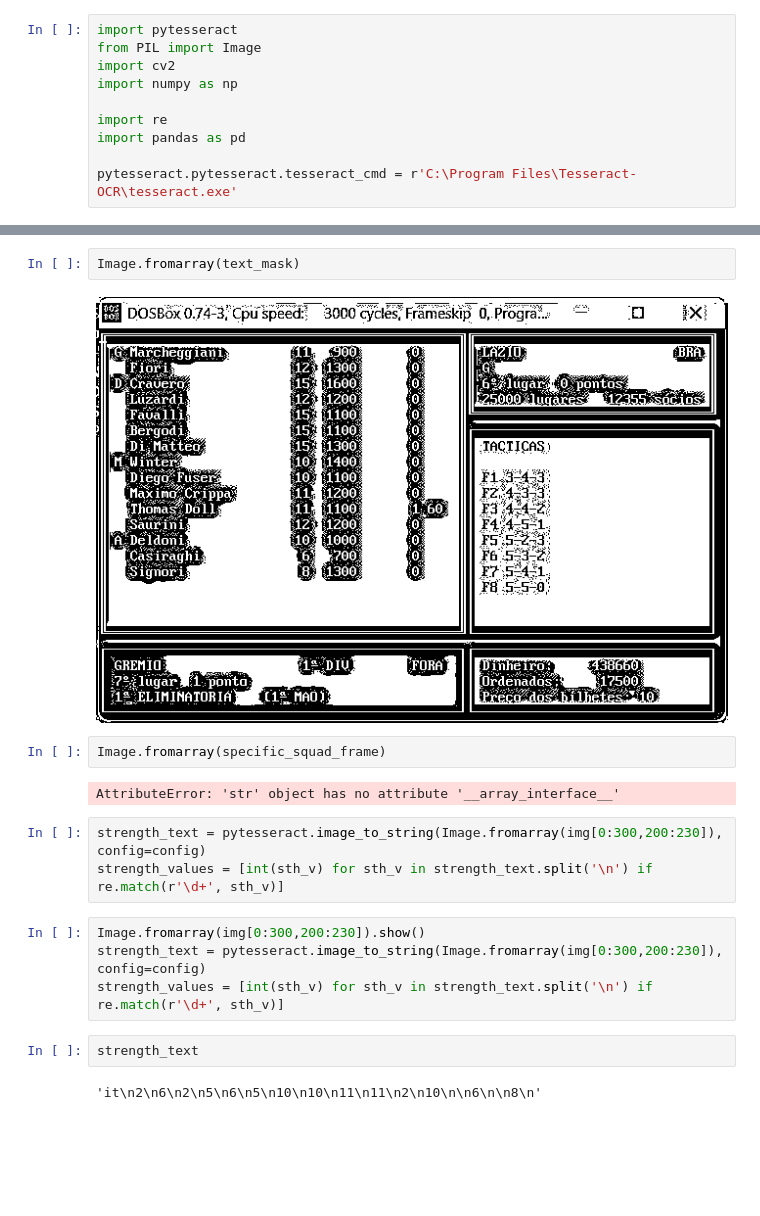
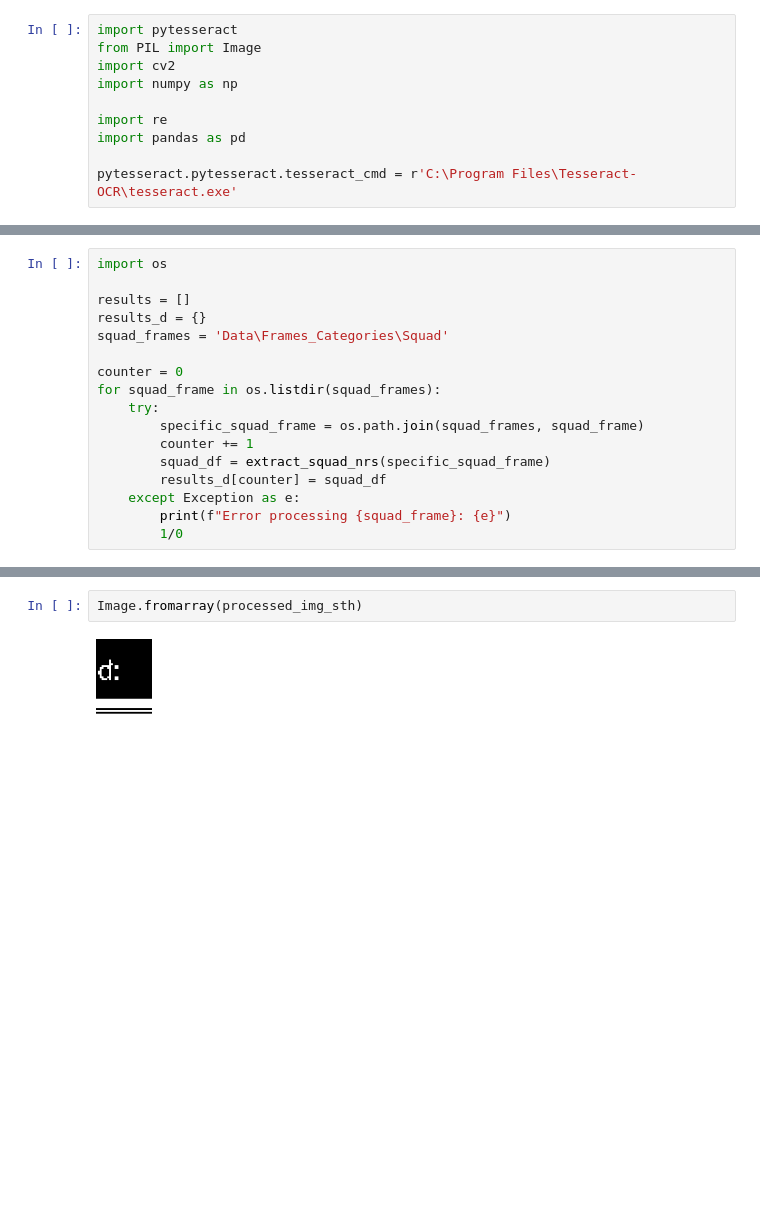
Before and after one commit to elconejo8/Elifoot, a Jupyter notebook: frame_info_extraction.ipynb, the cells around one changed output, grey strips where cells are left out. Drawn from its saved outputs; the diff is of its cells as text; blank space fills up the shorter version.

Commit message:
Experiments to get numbers from frames

```diff
--- a/frame_info_extraction.ipynb
+++ b/frame_info_extraction.ipynb
@@ -144,0 +131,17 @@ squad_df = pd.DataFrame({'Strength': sth_values, 'Salary': slr_values, 'Goals':
+# %%
+import os
+
+results = []
+results_d = {}
+squad_frames = 'Data\Frames_Categories\Squad'
+
+counter = 0
+for squad_frame in os.listdir(squad_frames):
+    try:
+        specific_squad_frame = os.path.join(squad_frames, squad_frame)
+        counter += 1
+        squad_df = extract_squad_nrs(specific_squad_frame)
+        results_d[counter] = squad_df
+    except Exception as e:
+        print(f"Error processing {squad_frame}: {e}")
+        1/0
@@ -269,19 +189,4 @@ print(pytesseract.image_to_string(text_mask, config=config))
 # %%
-Image.fromarray(text_mask)
+Image.fromarray(processed_img_sth)
 # %% [output]
-[figure, old version]
+[figure, new version]
-# %%
-Image.fromarray(specific_squad_frame)
-# %% [output]
-AttributeError: 'str' object has no attribute '__array_interface__'
-# %%
-strength_text = pytesseract.image_to_string(Image.fromarray(img[0:300,200:230]), config=config)
-strength_values = [int(sth_v) for sth_v in strength_text.split('\n') if re.match(r'\d+', sth_v)]
-# %%
-Image.fromarray(img[0:300,200:230]).show()
-strength_text = pytesseract.image_to_string(Image.fromarray(img[0:300,200:230]), config=config)
-strength_values = [int(sth_v) for sth_v in strength_text.split('\n') if re.match(r'\d+', sth_v)]
-# %%
-strength_text
-# %% [output]
-'it\n2\n6\n2\n5\n6\n5\n10\n10\n11\n11\n2\n10\n\n6\n\n8\n'
```
Also changed, not shown: parts of 50 cells of this notebook, 2 other files.
